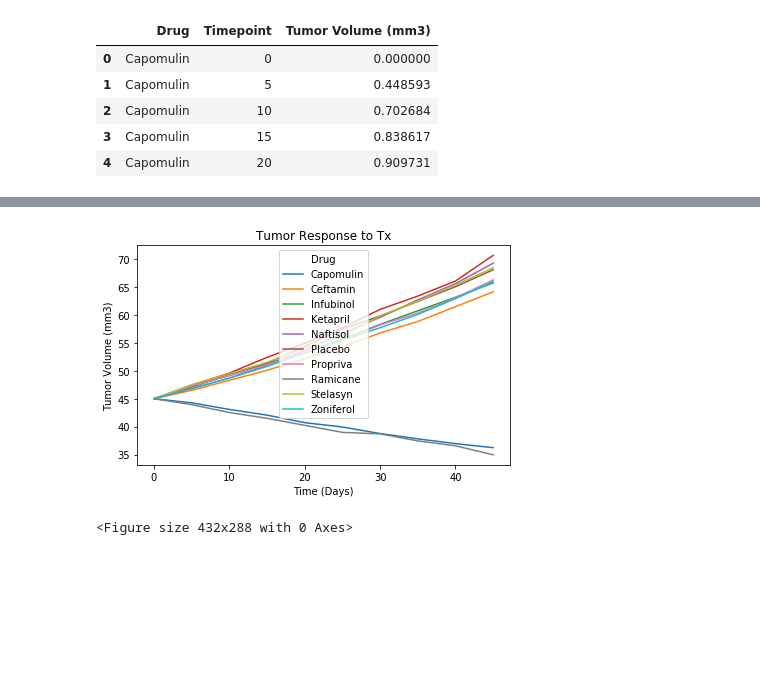
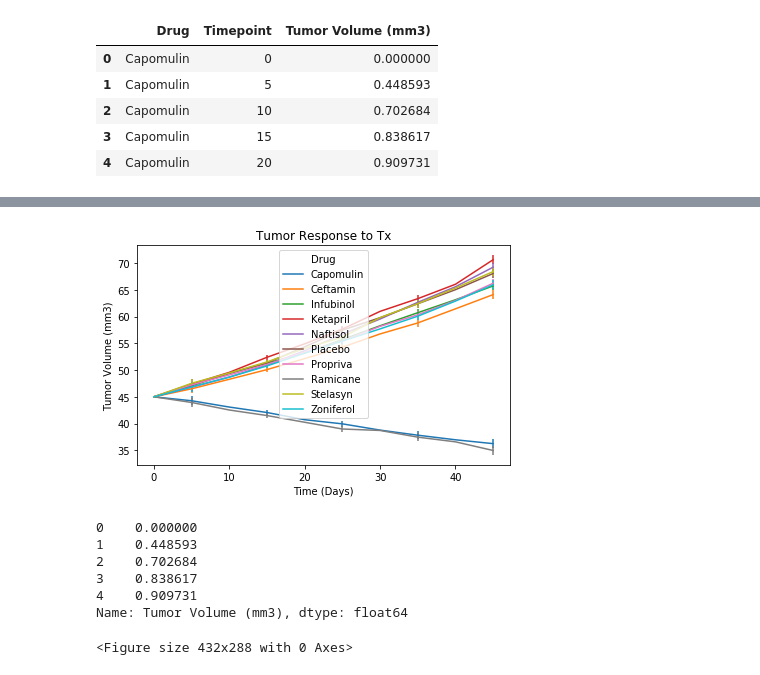
Before and after one commit to ghteds/homework, a Jupyter notebook: hwmatplotlib/pymaceuticals_starter.ipynb, the cells around one changed output, grey strips where cells are left out. Cells and saved outputs as stored; diff of their text form; code cells hidden in the pictures; blank space fills up the shorter version.

```diff
--- a/hwmatplotlib/pymaceuticals_starter.ipynb
+++ b/hwmatplotlib/pymaceuticals_starter.ipynb
@@ -137,18 +132,32 @@ drugByTimepoint
 # %%
 # Generate the Plot (with Error Bars)
 #x_axis=np.arange(0,)
 # Save the Figure
 xTime= np.arange(max(drugByTimepoint.index))
 #capolmulin=plt.plot(xTime,drugByTimepoint['Capomulin'], label="Capomulin")
-
-drugByTimepoint.plot()
+theTumorSEMs=seTumorVolumeDF['Tumor Volume (mm3)']
+drugByTimepoint.plot(yerr=theTumorSEMs)
 #pltdrugByTimepoint
 plt.title("Tumor Response to Tx")
 plt.ylabel('Tumor Volume (mm3)')
 plt.xlabel('Time (Days)')
 plt.tight_layout()
+#plt.errorbar(seTumorVolumeDF)
+#plt.errorbar(drugByTimepoint['Timepoint'],drugByTimepoint['drug'], seTumorVolumeDF[Tumor Volume (mm3)])
+#fig, ax = plt.subplots()
+
+#ax.errorbar(drugByTimepoint, seTumorVolumeDF, fmt="o")
 # %% [output]
-[figure, old version]
+[figure, new version]
+# %%
+theTumorSEMs.head()
+# %% [output]
+0    0.000000
+1    0.448593
+2    0.702684
+3    0.838617
+4    0.909731
+Name: Tumor Volume (mm3), dtype: float64
 # %%
 # %% [output]
 <Figure size 432x288 with 0 Axes>
```
Also changed, not shown: parts of 10 cells of this notebook, 1 other file.
